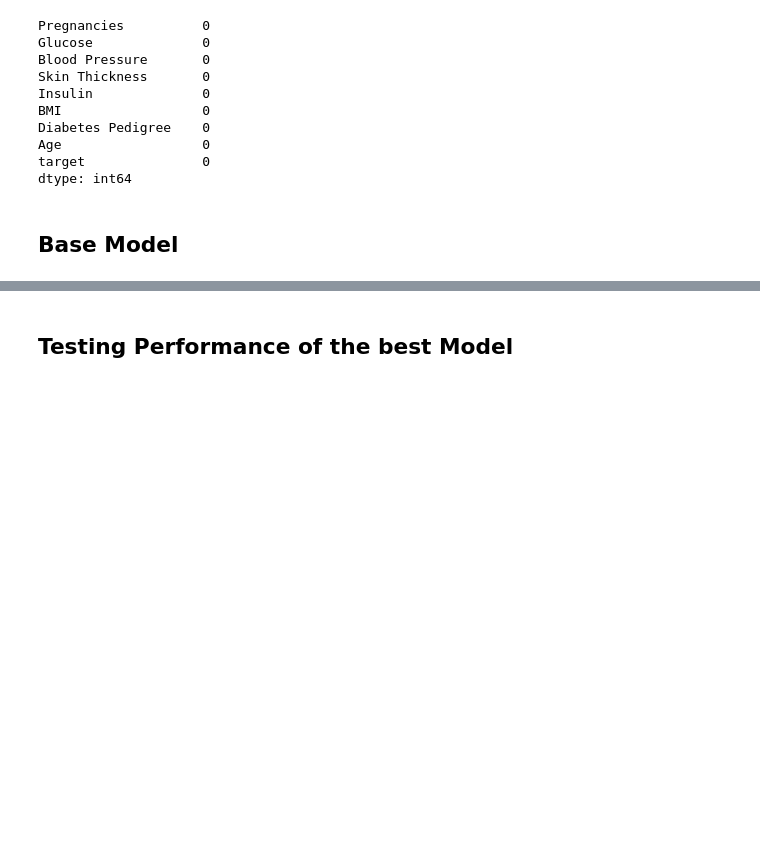
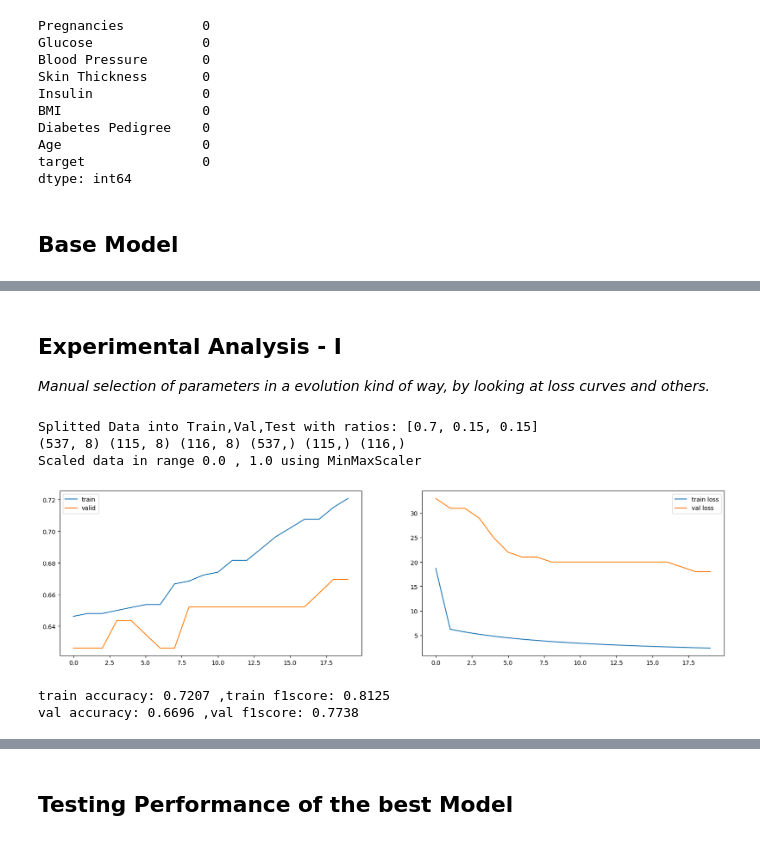
Before and after one commit to dhashu0015/Deep-Learning, a Jupyter notebook: Assignment 1/Perceptron.ipynb, the cells around one changed output, grey strips where cells are left out. Cells and saved outputs as stored; diff of their text form; code cells hidden in the pictures; blank space fills up the shorter version.

```diff
--- a/Assignment 1/Perceptron.ipynb
+++ b/Assignment 1/Perceptron.ipynb
@@ -459,0 +237,15 @@ since all of the last 3 models are having same performance results choosing the
+# %% [markdown]
+## Experimental Analysis - I
+*Manual selection of parameters in a evolution kind of way, by looking at loss curves and others.*
+# %%
+## the loss is huge, we need to reduce learning rate more to see if we can get better loss and accuracy
+perceptron=Perceptron(X,y,scaling=True)
+perceptron.train(lr=0.01,plot=True)
+perceptron.train_val()
+# %% [output]
+Splitted Data into Train,Val,Test with ratios: [0.7, 0.15, 0.15]
+(537, 8) (115, 8) (116, 8) (537,) (115,) (116,)
+Scaled data in range 0.0 , 1.0 using MinMaxScaler
+[figure, added]
+train accuracy: 0.7207 ,train f1score: 0.8125
+val accuracy: 0.6696 ,val f1score: 0.7738
```
Also changed, not shown: parts of 39 cells of this notebook, 3 other files.
